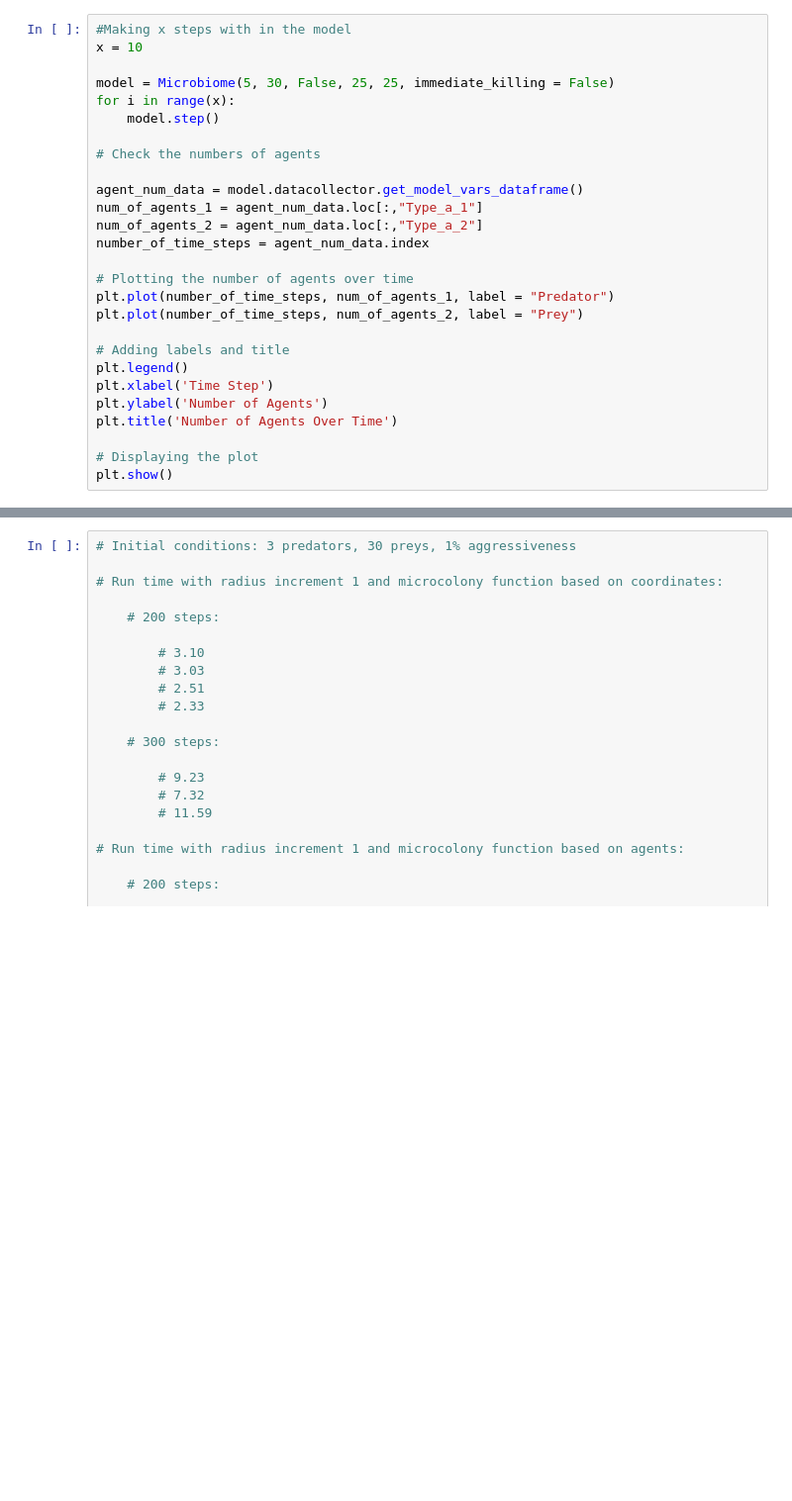
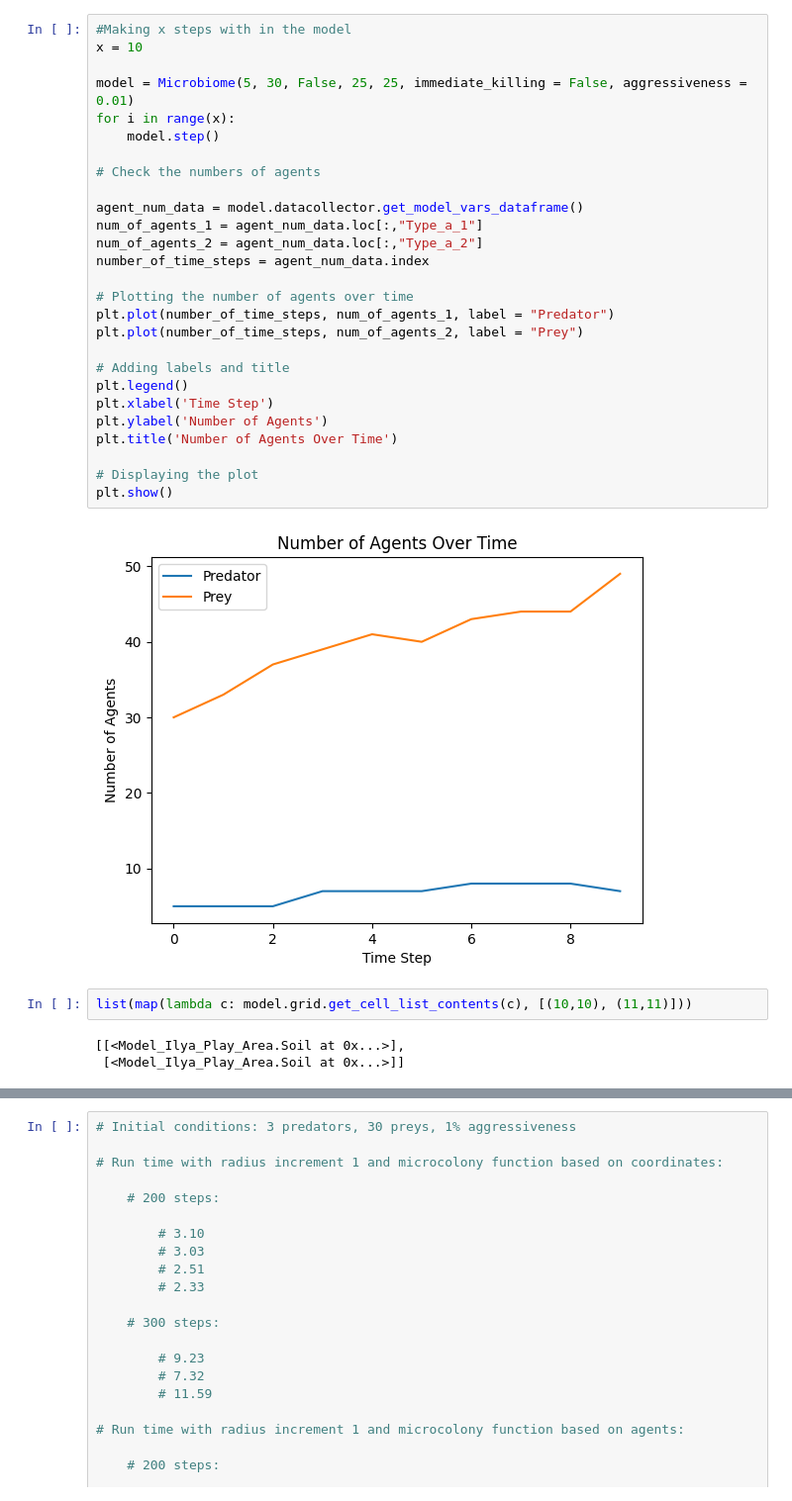
Before and after one commit to IlyaSchneider10/BottMedical_Microbiome, a Jupyter notebook: Parallel_Work.ipynb, the cells around one changed output, grey strips where cells are left out. Shown at 99% size. Drawn from its saved outputs; the diff is of its cells as text; blank space fills up the shorter version.

```diff
--- a/Parallel_Work.ipynb
+++ b/Parallel_Work.ipynb
@@ -9,28 +24,35 @@ from Model_Ilya_Play_Area import *
 # %%
 #Making x steps with in the model
 x = 10
 
-model = Microbiome(5, 30, False, 25, 25, immediate_killing = False)
+model = Microbiome(5, 30, False, 25, 25, immediate_killing = False, aggressiveness = 0.01)
 for i in range(x):
     model.step()
 
 # Check the numbers of agents
 
 agent_num_data = model.datacollector.get_model_vars_dataframe()
 num_of_agents_1 = agent_num_data.loc[:,"Type_a_1"]
 num_of_agents_2 = agent_num_data.loc[:,"Type_a_2"]
 number_of_time_steps = agent_num_data.index
 
 # Plotting the number of agents over time
 plt.plot(number_of_time_steps, num_of_agents_1, label = "Predator")
 plt.plot(number_of_time_steps, num_of_agents_2, label = "Prey")
 
 # Adding labels and title
 plt.legend()
 plt.xlabel('Time Step')
 plt.ylabel('Number of Agents')
 plt.title('Number of Agents Over Time')
 
 # Displaying the plot
 plt.show()
+# %% [output]
+[figure, added]
+# %%
+list(map(lambda c: model.grid.get_cell_list_contents(c), [(10,10), (11,11)]))
+# %% [output]
+[[<Model_Ilya_Play_Area.Soil at 0x...>],
+ [<Model_Ilya_Play_Area.Soil at 0x...>]]
 # %%
```
Also changed, not shown: parts of 4 cells of this notebook, 2 other files.
